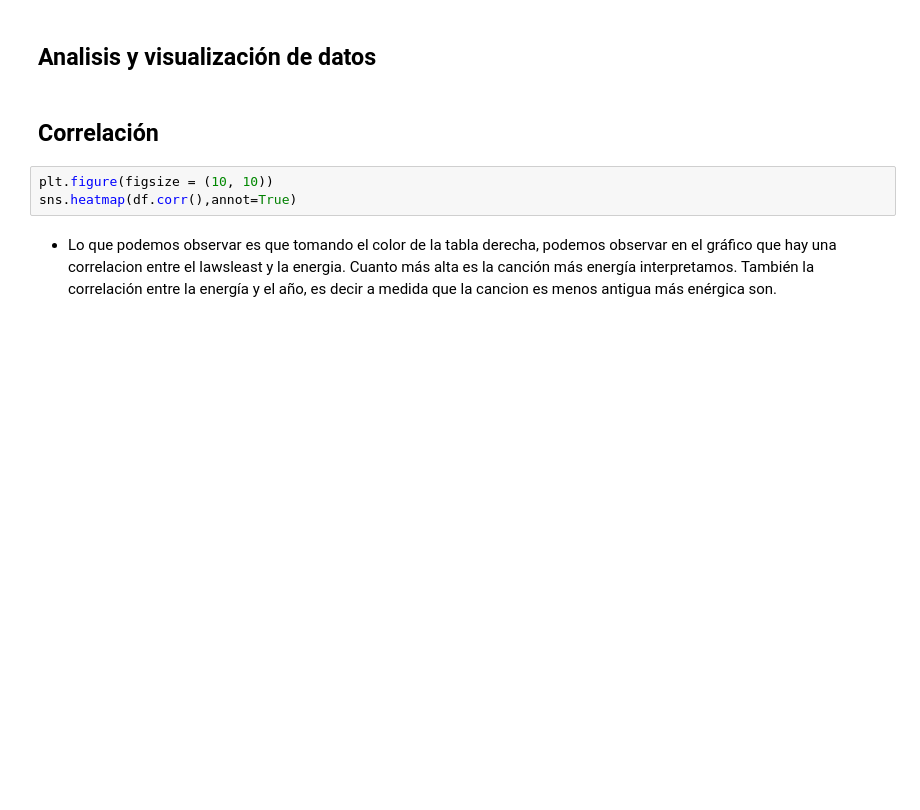
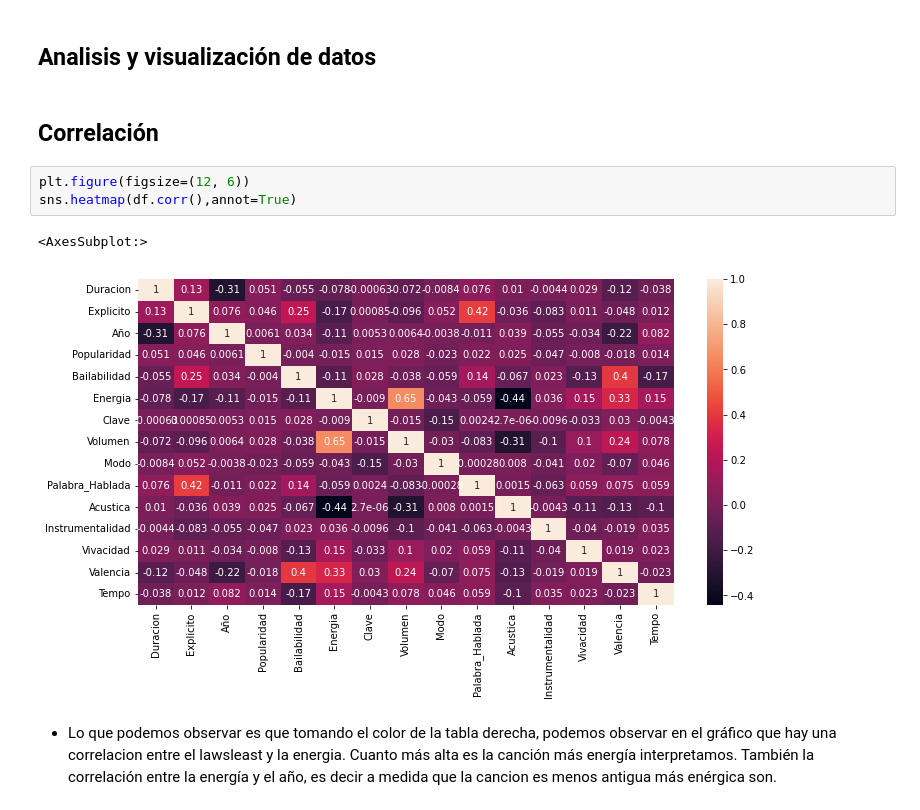
Before and after one commit to MarceloGustavoCordoba/Proyecto2023GrupoCCCC, a Jupyter notebook: Proyecto.ipynb, the cells around one changed output. Drawn from its saved outputs; the diff is of its cells as text; blank space fills up the shorter version.

```diff
--- a/Proyecto.ipynb
+++ b/Proyecto.ipynb
@@ -180,8 +256,11 @@ plt.show()
 # %% [markdown]
 ## **Correlación**
 # %%
-plt.figure(figsize = (10, 10))
+plt.figure(figsize=(12, 6))
 sns.heatmap(df.corr(),annot=True)
+# %% [output]
+<AxesSubplot:>
+[figure, added]
 # %% [markdown]
  * Lo que podemos observar es que tomando el color de la tabla derecha, podemos observar en el gráfico que hay una correlacion entre el lawsleast y la energia. Cuanto más alta es la canción más energía interpretamos.
 También la correlación entre la energía y el año, es decir a medida que la cancion es menos antigua más enérgica son.
```
Also changed, not shown: parts of 24 cells of this notebook.
